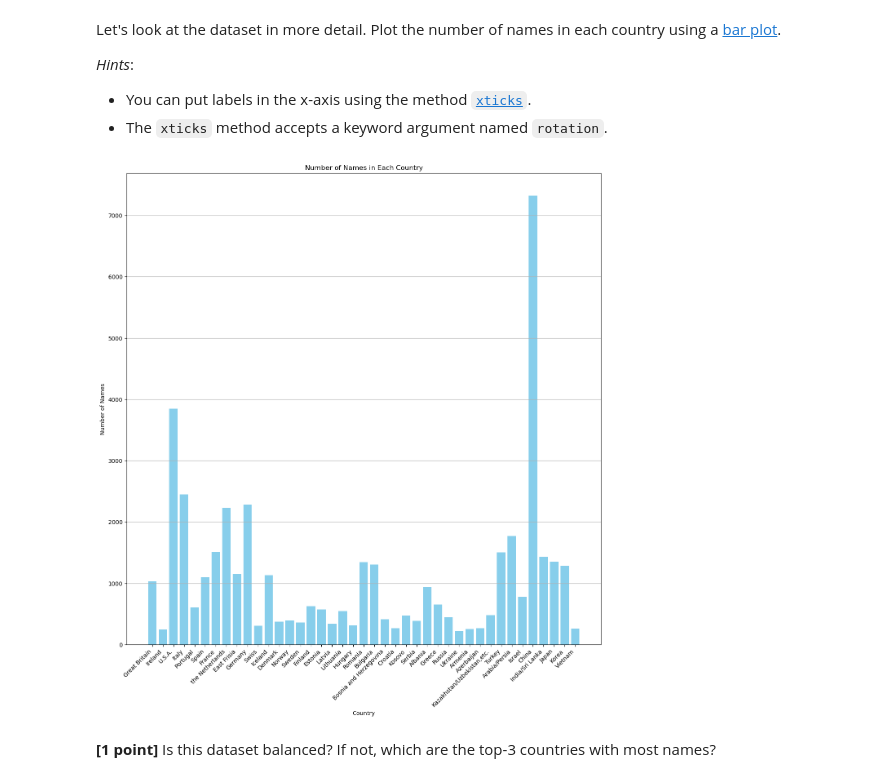
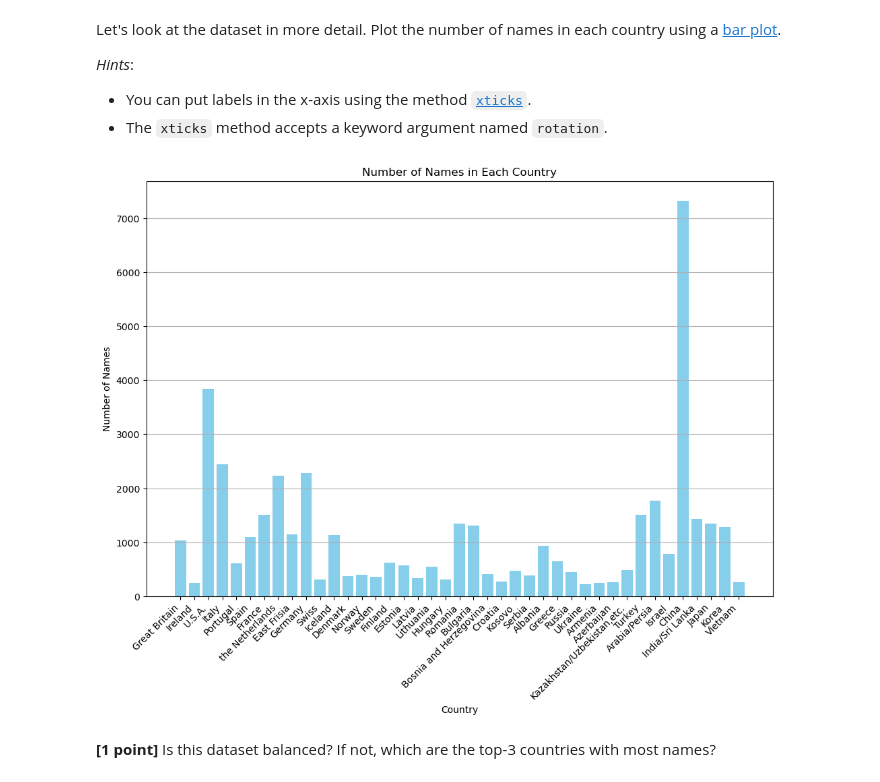
Before and after one commit to jingzhang00/deep-machine-learning, a Jupyter notebook: home-assignments/HA2/HA2-Part1.ipynb, the cells around one changed output. Drawn from its saved outputs; the diff is of its cells as text; code cells hidden in the pictures.

```diff
--- a/home-assignments/HA2/HA2-Part1.ipynb
+++ b/home-assignments/HA2/HA2-Part1.ipynb
@@ -109,25 +111,25 @@ Let's look at the dataset in more detail. Plot the number of names in each count
 # %%
 %matplotlib inline
 import matplotlib.pyplot as plt
 
 # YOUR CODE HERE
 
 countries = list(names_dict.keys())
 num_of_names = [len(names_dict[country]) for country in countries]
 
 # Plotting the data
-plt.figure(figsize=(15,15))
+plt.figure(figsize=(12,8))
 plt.bar(countries, num_of_names, color='skyblue')
 
 
 plt.xticks(countries, rotation=45, ha='right')
 plt.title("Number of Names in Each Country")
 plt.ylabel("Number of Names")
 plt.xlabel("Country")
 plt.grid(axis='y')
 plt.show()
 # %% [output]
-[figure, old version]
+[figure, new version]
 # %% [markdown]
 **[1 point]** Is this dataset balanced? If not, which are the top-3 countries with most names?
 # %%
```
Also changed, not shown: parts of 18 cells of this notebook, 1 other file.
